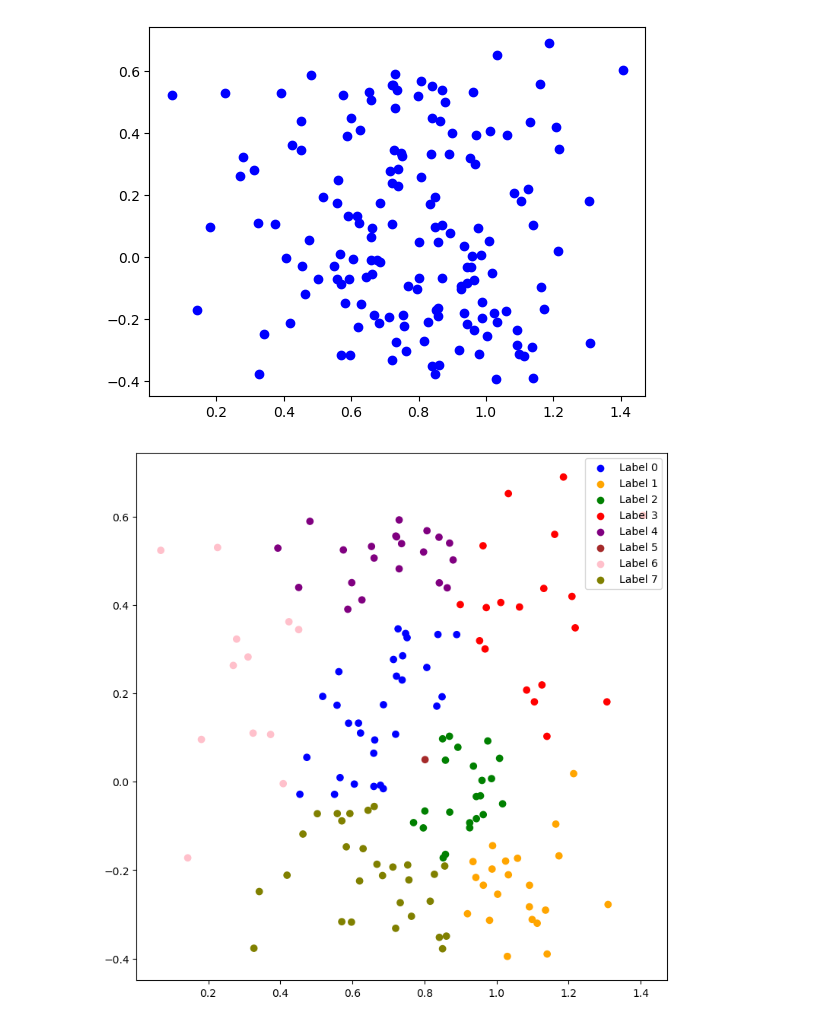
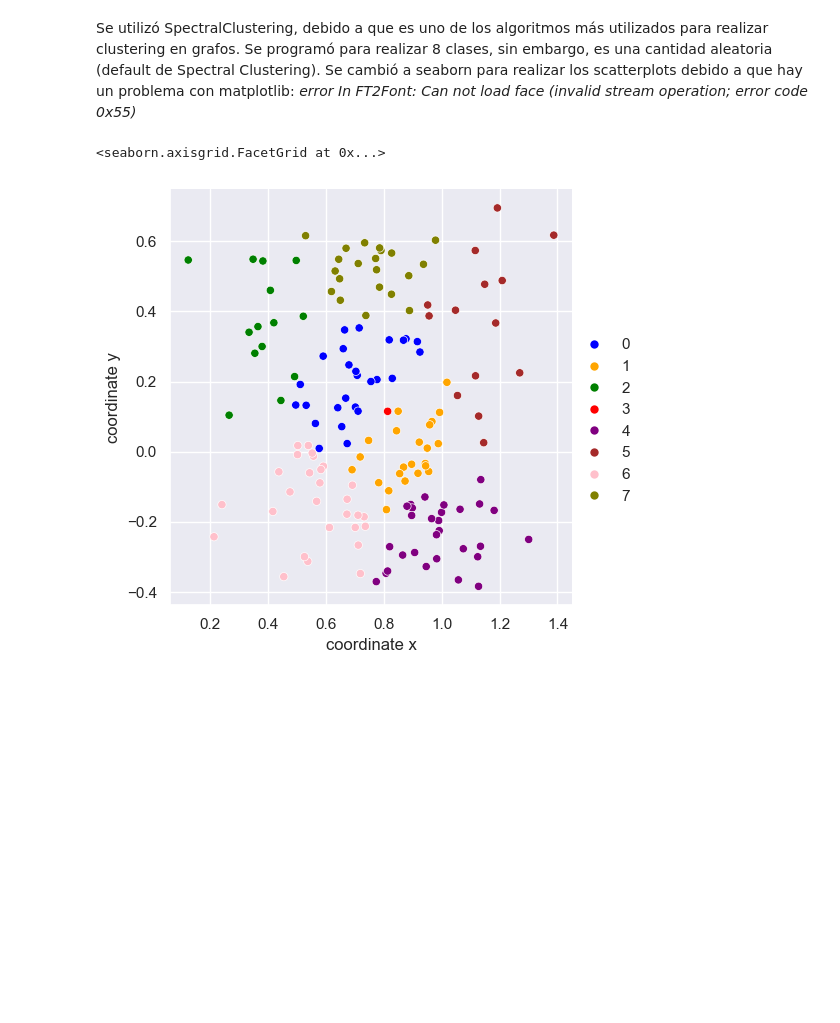
Before and after one commit to TAKMU/GNN_Neuropharmacology, a Jupyter notebook: Graph2vec.ipynb, the cells around one changed output. Cells and saved outputs as stored; diff of their text form; code cells hidden in the pictures; blank space fills up the shorter version.

Commit message:
Added code from karateclub and change the chart library to seaborn

```diff
--- a/Graph2vec.ipynb
+++ b/Graph2vec.ipynb
@@ -53,32 +414,35 @@ plt.show()
+# %% [markdown]
+Se utilizó SpectralClustering, debido a que es uno de los algoritmos más utilizados para realizar clustering en grafos. Se programó para realizar 8 clases, sin embargo, es una cantidad aleatoria (default de Spectral Clustering).
+Se cambió a seaborn para realizar los scatterplots debido a que hay un problema con matplotlib:</br>
+*error In FT2Font: Can not load face (invalid stream operation; error code 0x55)*
 # %%
 from sklearn.cluster import SpectralClustering
 clustering = SpectralClustering(n_clusters=8,
         assign_labels='discretize',
         random_state=0, affinity ='rbf').fit(g_emb)
+embeddings = pd.DataFrame({"coordinate x": x_coord, "coordinate y":y_coord})
+import seaborn as sns
+sns.set_theme()
 
 
 # Training the model and Storing the predicted cluster labels
 labels_rbf = clustering.fit_predict(g_emb)
 colours = {}
 colours[0] = 'blue'
 colours[1] = 'orange'
 colours[2] = 'green'
 colours[3] = 'red'
 colours[4] = 'purple'
 colours[5] = 'brown'
 colours[6] = 'pink'
 colours[7] = 'olive'
 # Building the colour vector for each data point
 cvec = [colours[label] for label in labels_rbf]
-
-# Plotting the clustered scatter plot
-
-b = plt.scatter(x_coord, y_coord, color ='blue')
-
-plt.figure(figsize =(9, 9))
-plt.scatter(x_coord, y_coord, c = cvec)
-plt.legend((b, o, g, r, p, br, pnk, ol), ('Label 0', 'Label 1', 'Label 2', 'Label 3', 'Label 4', 'Label 5', 'Label 6', 'Label 7'))
-plt.show()
+sns.relplot(
+    data=embeddings,
+    x="coordinate x", y="coordinate y",
+    hue=labels_rbf, palette=colours,
+)
 # %% [output]
+<seaborn.axisgrid.FacetGrid at 0x...>
-[figure, old version]
+[figure, new version]
-[figure, removed]
```
Also changed, not shown: parts of 4 cells of this notebook.
